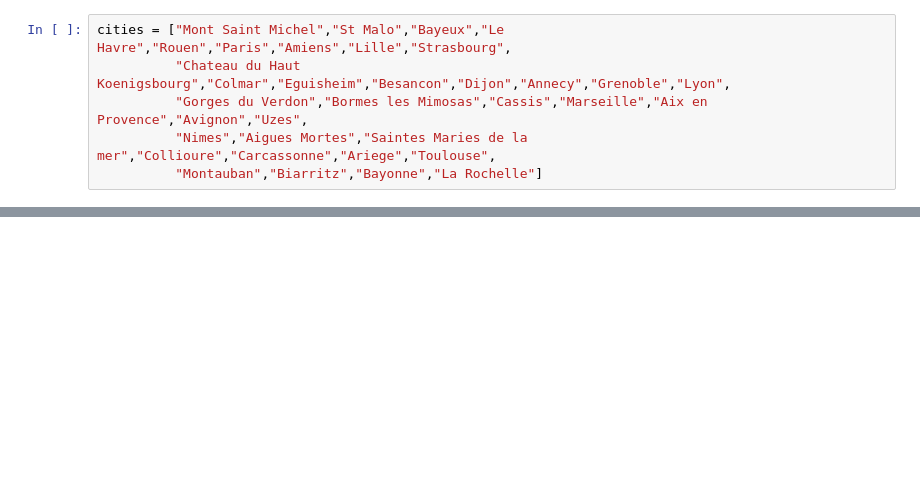
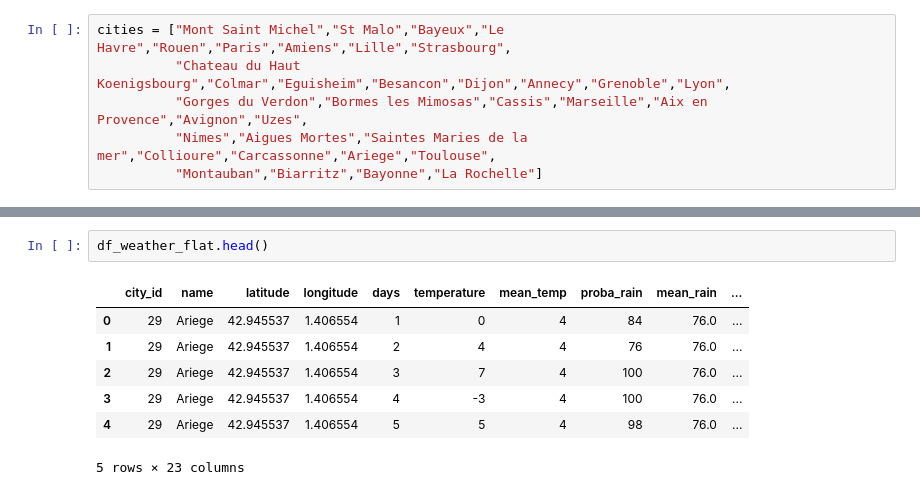
Before and after one commit to DavidTGAUTIER/Jedha_Certification, a Jupyter notebook: Block n°1/05_Kayak_Maps.ipynb, the cells around one changed output, grey strips where cells are left out. Drawn from its saved outputs; the diff is of its cells as text; blank space fills up the shorter version.

```diff
--- a/Block n°1/05_Kayak_Maps.ipynb
+++ b/Block n°1/05_Kayak_Maps.ipynb
@@ -285,0 +78,10 @@ fig.show()
+# %%
+df_weather_flat.head()
+# %% [output]
+|  | city_id | name | latitude | longitude | days | temperature | mean_temp | proba_rain | mean_rain | ... |
+| 0 | 29 | Ariege | 42.945537 | 1.406554 | 1 | 0 | 4 | 84 | 76.0 | ... |
+| 1 | 29 | Ariege | 42.945537 | 1.406554 | 2 | 4 | 4 | 76 | 76.0 | ... |
+| 2 | 29 | Ariege | 42.945537 | 1.406554 | 3 | 7 | 4 | 100 | 76.0 | ... |
+| 3 | 29 | Ariege | 42.945537 | 1.406554 | 4 | -3 | 4 | 100 | 76.0 | ... |
+| 4 | 29 | Ariege | 42.945537 | 1.406554 | 5 | 5 | 4 | 98 | 76.0 | ... |
+5 rows × 23 columns
```
Also changed, not shown: parts of 43 cells of this notebook.
